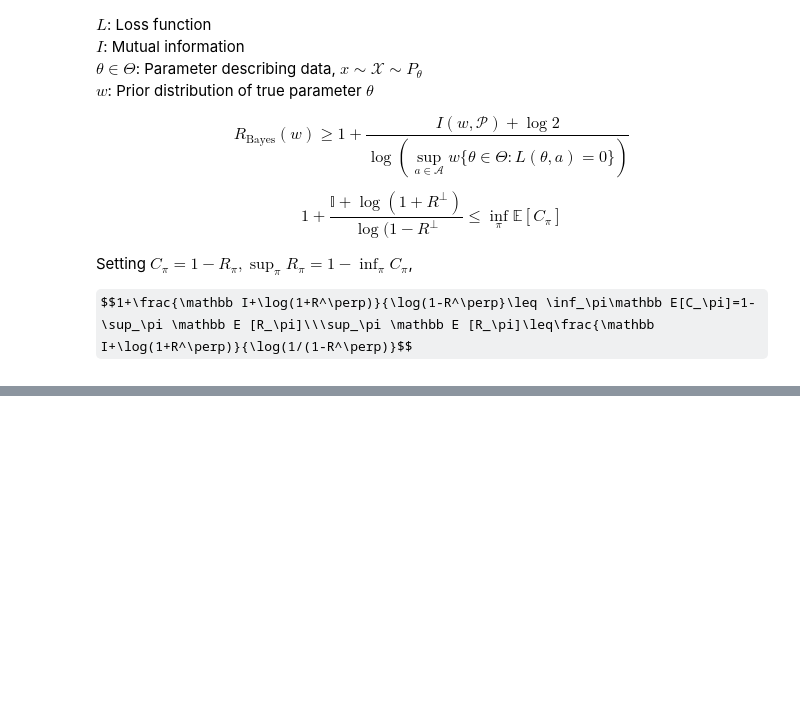
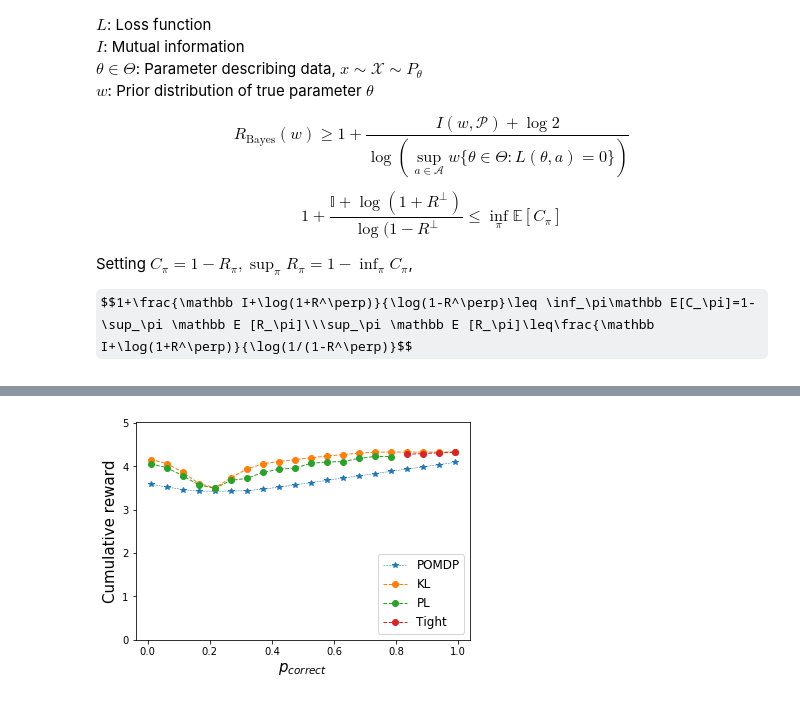
Before and after one commit to irom-lab/performance-limits, a Jupyter notebook: lava-problem/Fano.ipynb, the cells around one changed output, grey strips where cells are left out. Drawn from its saved outputs; the diff is of its cells as text; code cells hidden in the pictures; some formulas as TeX source; blank space fills up the shorter version.

Commit message:
plots

```diff
--- a/lava-problem/Fano.ipynb
+++ b/lava-problem/Fano.ipynb
@@ -100,0 +122,28 @@ plt.legend()
+# %%
+# Plot
+# Load x-axis and POMDP data
+opt_data = np.load("results/lava_problem_optimal_results.npz")
+opt_values = opt_data['opt_values']
+
+KL_data = np.load("results/lava_problem_Kullback_Leibler_results_f.npz")
+KL_values = KL_data['bounds']
+
+PL_data = np.load("results/results5_0921.npz")
+PL_values = PL_data['bound_results']
+
+tight_data = np.load("results/tightest_bounds.npz")
+tight_values = tight_data['bounds']
+
+fig, ax = plt.subplots()
+ax.plot(p_correct_vals, opt_values, '*--', label='POMDP', linewidth=0.5)
+ax.plot(p_correct_vals, KL_values, 'o--', label='KL', linewidth=1)
+ax.plot(p_correct_vals[:16], PL_values[:16],  'o--', label='PL', linewidth=1)
+ax.plot(p_correct_vals[16:20], tight_values[16:20], 'o--', label='Tight', linewidth=1)
+
+plt.xlabel('$p_{correct}$', fontsize=15)
+plt.ylabel('Cumulative reward', fontsize=15)
+plt.legend(fontsize=12, loc='lower right')
+plt.ylim([0, 5.01])
+plt.savefig('plots/PL_n=5_1006.svg', dpi=200)
+# %% [output]
+[figure, added]
```
Also changed, not shown: parts of 8 cells of this notebook, 1 other file.
